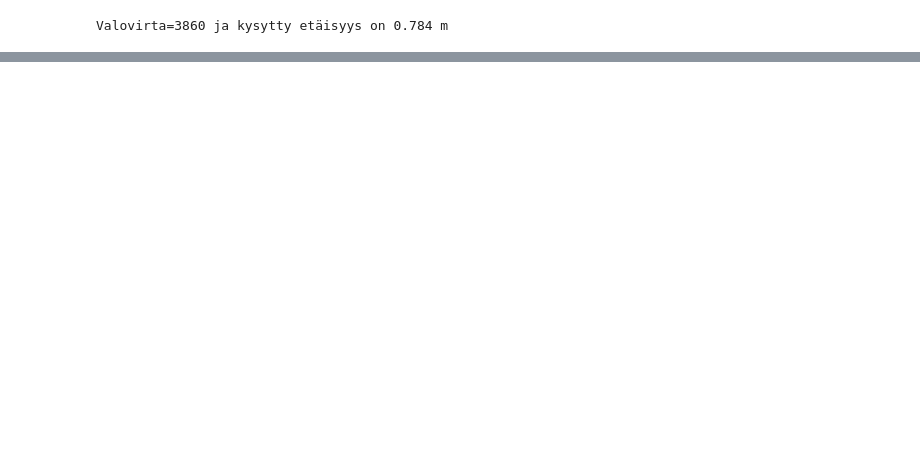
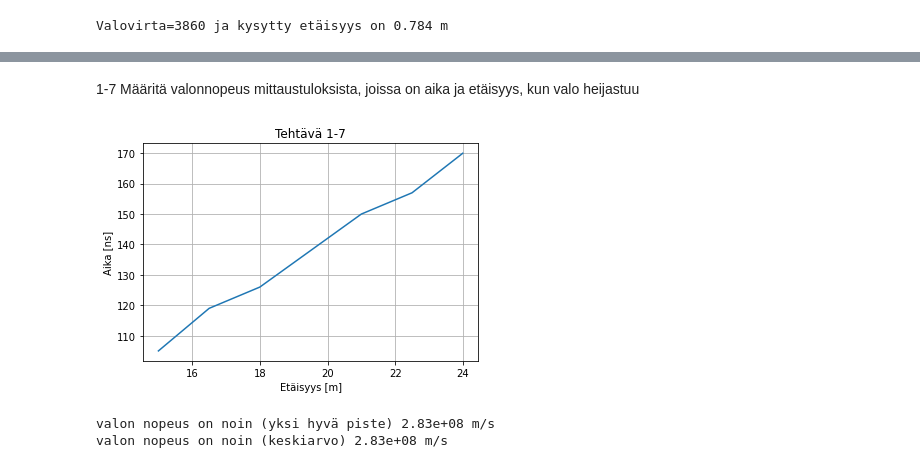
Before and after one commit to simo-11/fy, a Jupyter notebook: 1.ipynb, the cells around one changed output, grey strips where cells are left out. Drawn from its saved outputs; the diff is of its cells as text; code cells hidden in the pictures; blank space fills up the shorter version.

```diff
--- a/1.ipynb
+++ b/1.ipynb
@@ -30,0 +71,19 @@ Valovirta=3860 ja kysytty etäisyys on 0.784 m
+# %% [markdown]
+1-7 Määritä valonnopeus mittaustuloksista, joissa on aika ja etäisyys, kun valo heijastuu
+# %%
+import matplotlib.pyplot as plt
+import numpy as np
+fig, ax = plt.subplots()
+s=[15,  16.5, 18, 19.5, 21, 22.5, 24]
+t=[105, 119, 126, 138, 150, 157, 170]
+ax.plot(s,t)
+ax.set(xlabel='Etäisyys [m]', ylabel='Aika [ns]',
+       title='Tehtävä 1-7')
+ax.grid()
+plt.show()
+print(f'valon nopeus on noin (yksi hyvä piste) {2*19.5/138e-9:.3g} m/s')
+print(f'valon nopeus on noin (keskiarvo) {2*sum(s)/sum(t)*1e9:.3g} m/s')
+# %% [output]
+[figure, added]
+valon nopeus on noin (yksi hyvä piste) 2.83e+08 m/s
+valon nopeus on noin (keskiarvo) 2.83e+08 m/s
```
Also changed, not shown: parts of 5 cells of this notebook.
